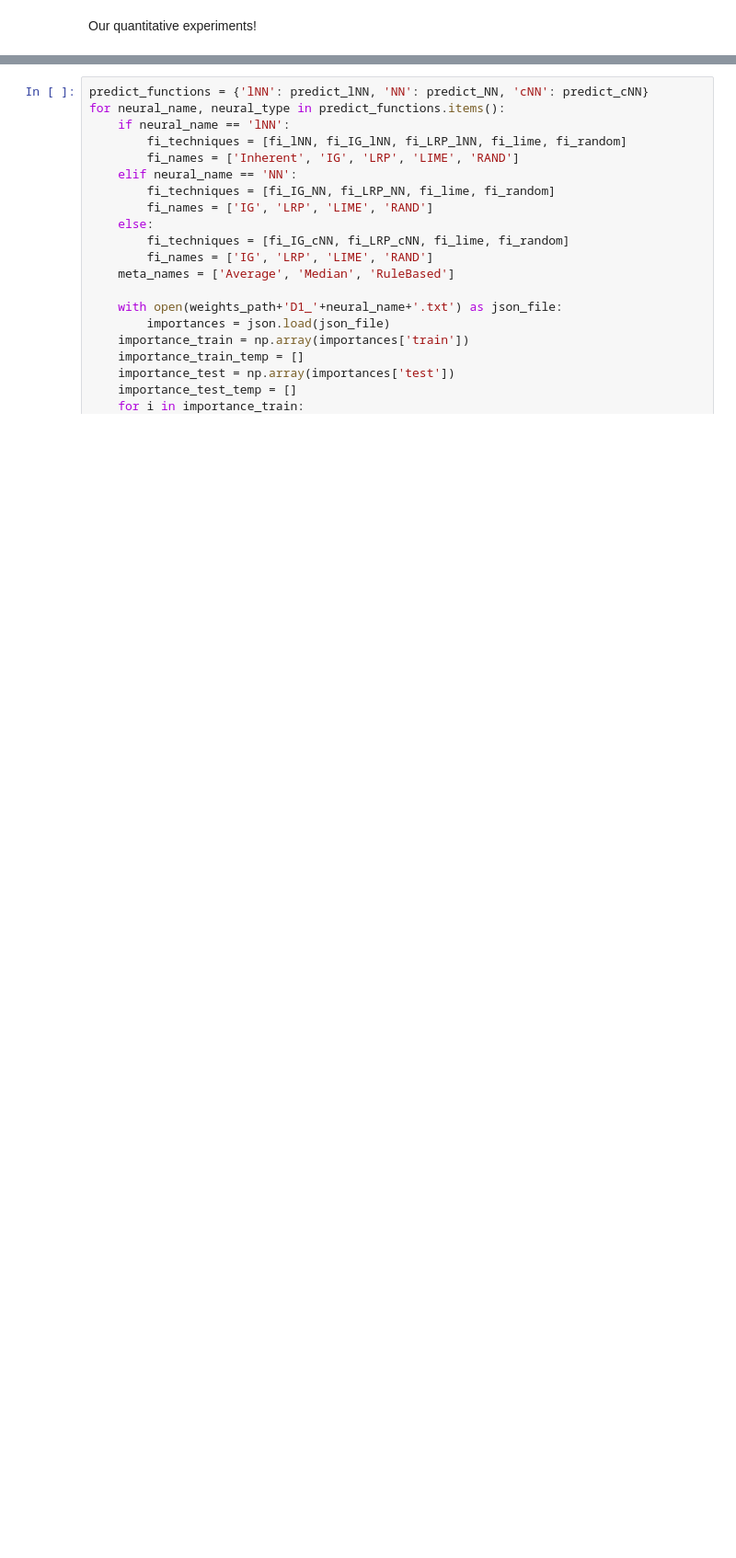
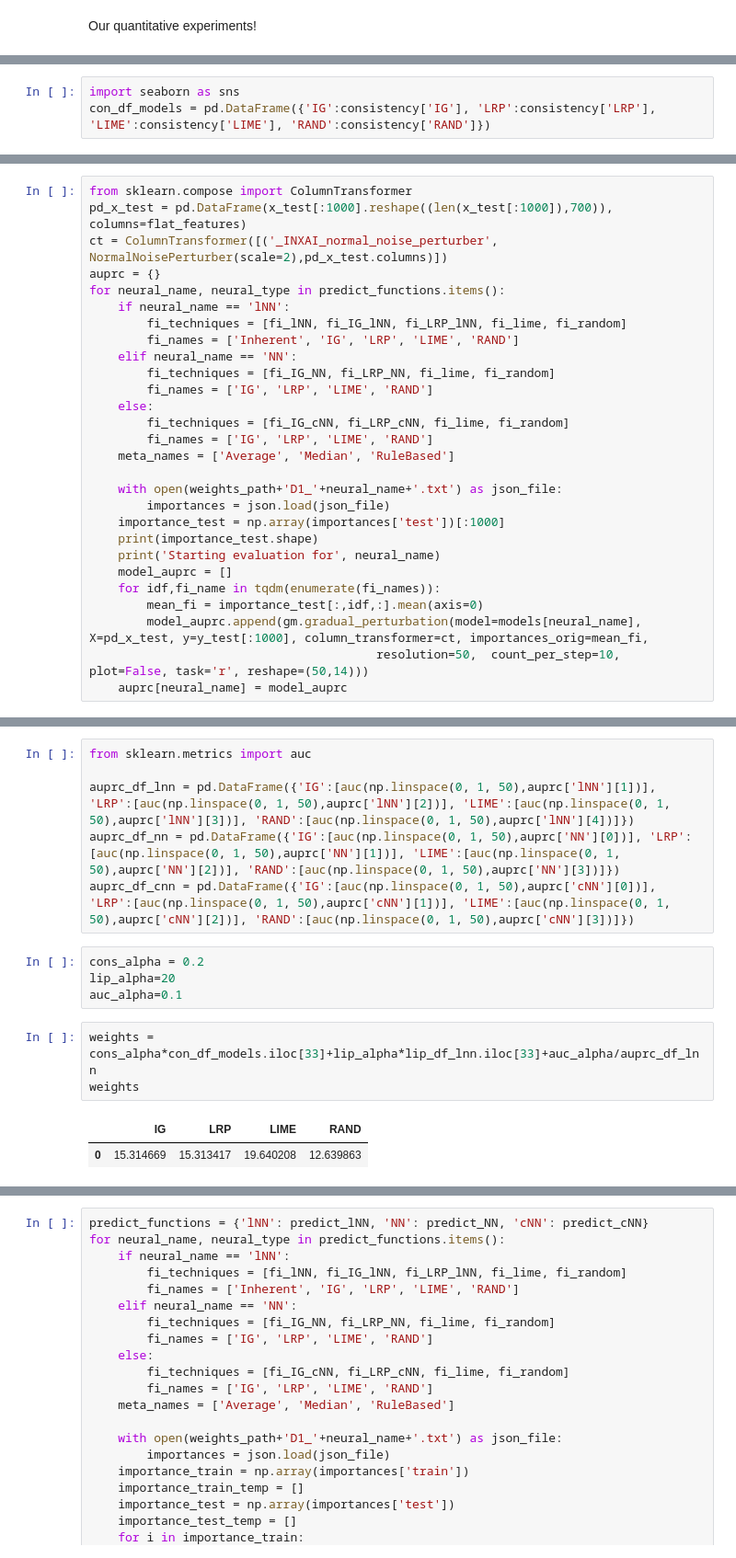
Before and after one commit to iamollas/MetaLion-Truthful-Meta-Explanations, a Jupyter notebook: experiments/quantitative/D1.TEDS.ipynb, the cells around one changed output, grey strips where cells are left out. Shown at 92% size. Saved outputs shown, nothing was run; the diff lists cells and outputs as text; blank space fills up the shorter version.

```diff
--- a/experiments/quantitative/D1.TEDS.ipynb
+++ b/experiments/quantitative/D1.TEDS.ipynb
@@ -389,0 +686,3 @@ We will evaluate the interpretations on the Sensor level as well. This is
+# %%
+import seaborn as sns
+con_df_models = pd.DataFrame({'IG':consistency['IG'], 'LRP':consistency['LRP'], 'LIME':consistency['LIME'], 'RAND':consistency['RAND']})
@@ -389,0 +691,28 @@ We will evaluate the interpretations on the Sensor level as well. This is
+# %%
+from sklearn.compose import ColumnTransformer
+pd_x_test = pd.DataFrame(x_test[:1000].reshape((len(x_test[:1000]),700)), columns=flat_features)
+ct = ColumnTransformer([('_INXAI_normal_noise_perturber', NormalNoisePerturber(scale=2),pd_x_test.columns)])
+auprc = {}
+for neural_name, neural_type in predict_functions.items():
+    if neural_name == 'lNN':
+        fi_techniques = [fi_lNN, fi_IG_lNN, fi_LRP_lNN, fi_lime, fi_random]
+        fi_names = ['Inherent', 'IG', 'LRP', 'LIME', 'RAND']
+    elif neural_name == 'NN':
+        fi_techniques = [fi_IG_NN, fi_LRP_NN, fi_lime, fi_random]
+        fi_names = ['IG', 'LRP', 'LIME', 'RAND']
+    else:
+        fi_techniques = [fi_IG_cNN, fi_LRP_cNN, fi_lime, fi_random]
+        fi_names = ['IG', 'LRP', 'LIME', 'RAND']
+    meta_names = ['Average', 'Median', 'RuleBased']
+
+    with open(weights_path+'D1_'+neural_name+'.txt') as json_file:
+        importances = json.load(json_file)
+    importance_test = np.array(importances['test'])[:1000]
+    print(importance_test.shape)
+    print('Starting evaluation for', neural_name)
+    model_auprc = []
+    for idf,fi_name in tqdm(enumerate(fi_names)):
+        mean_fi = importance_test[:,idf,:].mean(axis=0)
+        model_auprc.append(gm.gradual_perturbation(model=models[neural_name], X=pd_x_test, y=y_test[:1000], column_transformer=ct, importances_orig=mean_fi,
+                                        resolution=50,  count_per_step=10, plot=False, task='r', reshape=(50,14)))
+    auprc[neural_name] = model_auprc
@@ -389,0 +757,16 @@ We will evaluate the interpretations on the Sensor level as well. This is
+# %%
+from sklearn.metrics import auc
+
+auprc_df_lnn = pd.DataFrame({'IG':[auc(np.linspace(0, 1, 50),auprc['lNN'][1])], 'LRP':[auc(np.linspace(0, 1, 50),auprc['lNN'][2])], 'LIME':[auc(np.linspace(0, 1, 50),auprc['lNN'][3])], 'RAND':[auc(np.linspace(0, 1, 50),auprc['lNN'][4])]})
+auprc_df_nn = pd.DataFrame({'IG':[auc(np.linspace(0, 1, 50),auprc['NN'][0])], 'LRP':[auc(np.linspace(0, 1, 50),auprc['NN'][1])], 'LIME':[auc(np.linspace(0, 1, 50),auprc['NN'][2])], 'RAND':[auc(np.linspace(0, 1, 50),auprc['NN'][3])]})
+auprc_df_cnn = pd.DataFrame({'IG':[auc(np.linspace(0, 1, 50),auprc['cNN'][0])], 'LRP':[auc(np.linspace(0, 1, 50),auprc['cNN'][1])], 'LIME':[auc(np.linspace(0, 1, 50),auprc['cNN'][2])], 'RAND':[auc(np.linspace(0, 1, 50),auprc['cNN'][3])]})
+# %%
+cons_alpha = 0.2
+lip_alpha=20
+auc_alpha=0.1
+# %%
+weights = cons_alpha*con_df_models.iloc[33]+lip_alpha*lip_df_lnn.iloc[33]+auc_alpha/auprc_df_lnn
+weights
+# %% [output]
+|  | IG | LRP | LIME | RAND |
+| 0 | 15.314669 | 15.313417 | 19.640208 | 12.639863 |
```
Also changed, not shown: parts of 27 cells of this notebook, 47 other files.
